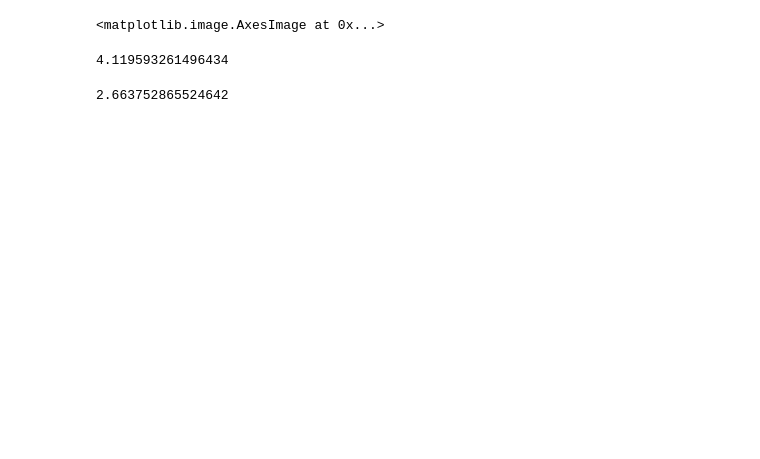
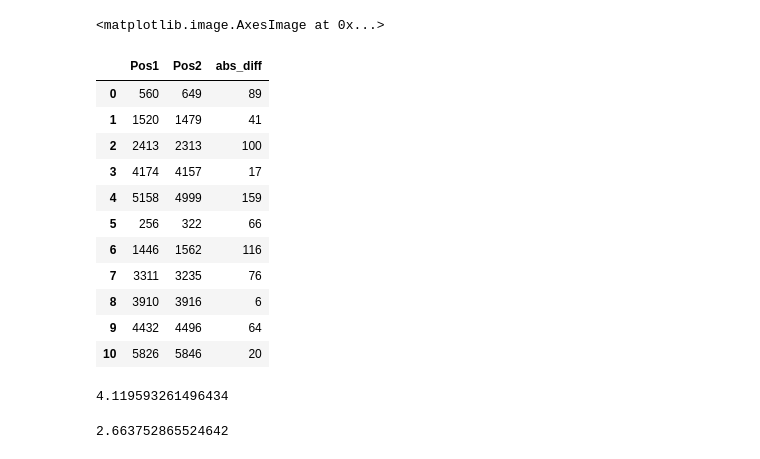
Before and after one commit to tschopo/jupyter-notebooks, a Jupyter notebook: Angular Deviations Panorama.ipynb, the cells around one changed output. Cells and saved outputs as stored; diff of their text form; code cells hidden in the pictures; blank space fills up the shorter version.

Commit message:
add table

```diff
--- a/Angular Deviations Panorama.ipynb
+++ b/Angular Deviations Panorama.ipynb
@@ -30,6 +30,21 @@ measurements = pd.DataFrame([[560,649],
 [5826,5846]], columns=["Pos1","Pos2"])
 # %%
 measurements["abs_diff"] = np.abs(measurements["Pos1"] - measurements["Pos2"])
+# %%
+measurements
+# %% [output]
+|  | Pos1 | Pos2 | abs_diff |
+| 0 | 560 | 649 | 89 |
+| 1 | 1520 | 1479 | 41 |
+| 2 | 2413 | 2313 | 100 |
+| 3 | 4174 | 4157 | 17 |
+| 4 | 5158 | 4999 | 159 |
+| 5 | 256 | 322 | 66 |
+| 6 | 1446 | 1562 | 116 |
+| 7 | 3311 | 3235 | 76 |
+| 8 | 3910 | 3916 | 6 |
+| 9 | 4432 | 4496 | 64 |
+| 10 | 5826 | 5846 | 20 |
 # %%
 # panorama is 5990 pixels and covers 360 degrees
 pixels_in_degrees = 360 / 5990
```
